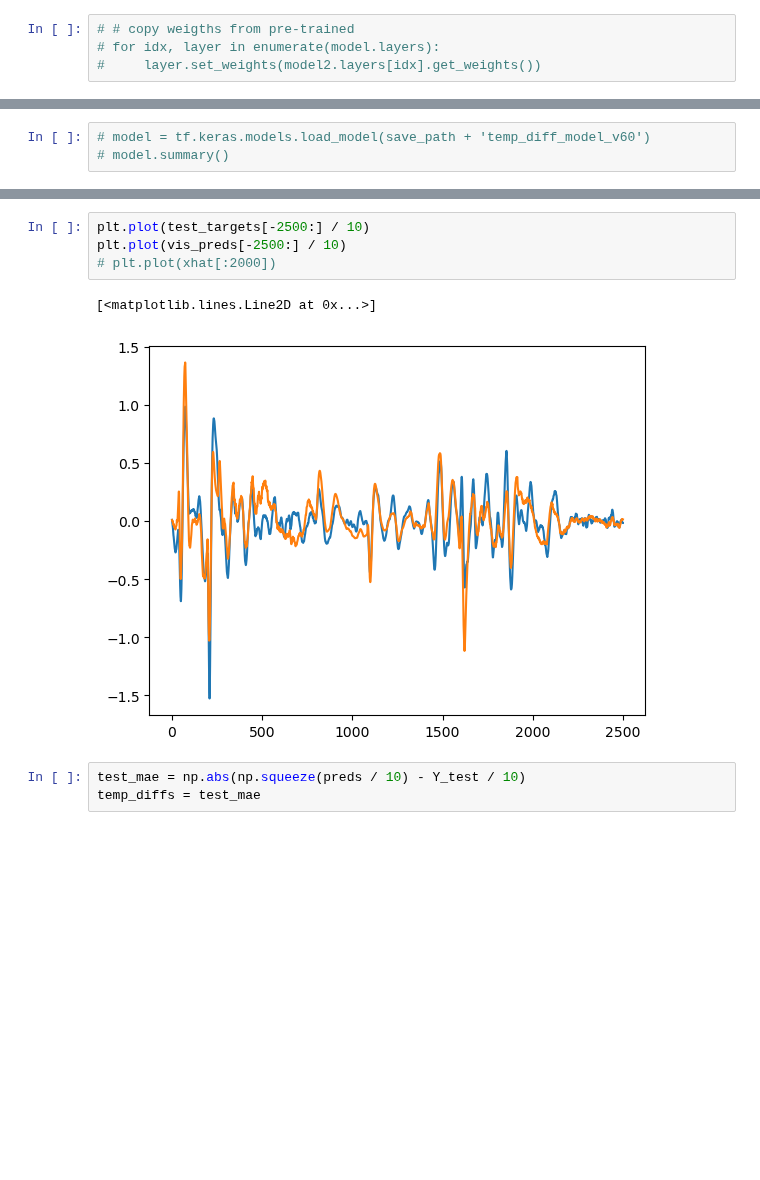
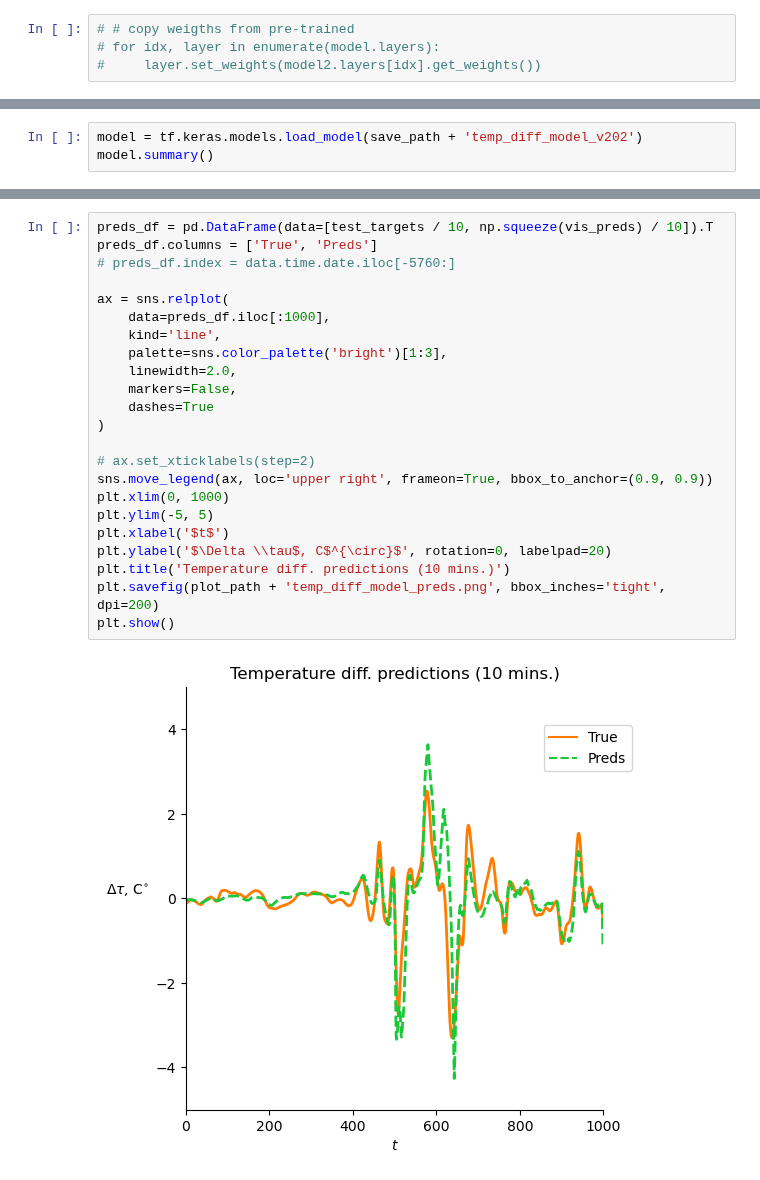
Before and after one commit to oStglnd/rise-gh, a Jupyter notebook: model/temp_diff_model_v2.ipynb, the cells around one changed output, grey strips where cells are left out. Saved outputs shown, nothing was run; the diff lists cells and outputs as text; blank space fills up the shorter version.

Commit message:
Better temp model and some cleaning

```diff
--- a/model/temp_diff_model_v2.ipynb
+++ b/model/temp_diff_model_v2.ipynb
@@ -436,3 +410,3 @@ INFO:tensorflow:Assets written to: C:\ml_projects\rise-gh.git\rise-gh\model\save
 # %%
-# model = tf.keras.models.load_model(save_path + 'temp_diff_model_v60')
-# model.summary()
+model = tf.keras.models.load_model(save_path + 'temp_diff_model_v202')
+model.summary()
@@ -445,11 +437,26 @@ vis_preds = model.predict(test_sequences.astype('float64'))
 # %%
-plt.plot(test_targets[-2500:] / 10)
-plt.plot(vis_preds[-2500:] / 10)
-# plt.plot(xhat[:2000])
+preds_df = pd.DataFrame(data=[test_targets / 10, np.squeeze(vis_preds) / 10]).T
+preds_df.columns = ['True', 'Preds']
+# preds_df.index = data.time.date.iloc[-5760:]
+
+ax = sns.relplot(
+    data=preds_df.iloc[:1000],
+    kind='line',
+    palette=sns.color_palette('bright')[1:3],
+    linewidth=2.0,
+    markers=False,
+    dashes=True
+)
+
+# ax.set_xticklabels(step=2)
+sns.move_legend(ax, loc='upper right', frameon=True, bbox_to_anchor=(0.9, 0.9))
+plt.xlim(0, 1000)
+plt.ylim(-5, 5)
+plt.xlabel('$t$')
+plt.ylabel('$\Delta \\tau$, C$^{\circ}$', rotation=0, labelpad=20)
+plt.title('Temperature diff. predictions (10 mins.)')
+plt.savefig(plot_path + 'temp_diff_model_preds.png', bbox_inches='tight', dpi=200)
+plt.show()
 # %% [output]
-[<matplotlib.lines.Line2D at 0x...>]
-[figure, old version]
+[figure, new version]
-# %%
-test_mae = np.abs(np.squeeze(preds / 10) - Y_test / 10)
-temp_diffs = test_mae
 # %%
```
Also changed, not shown: parts of 10 cells of this notebook, 16 other files.
